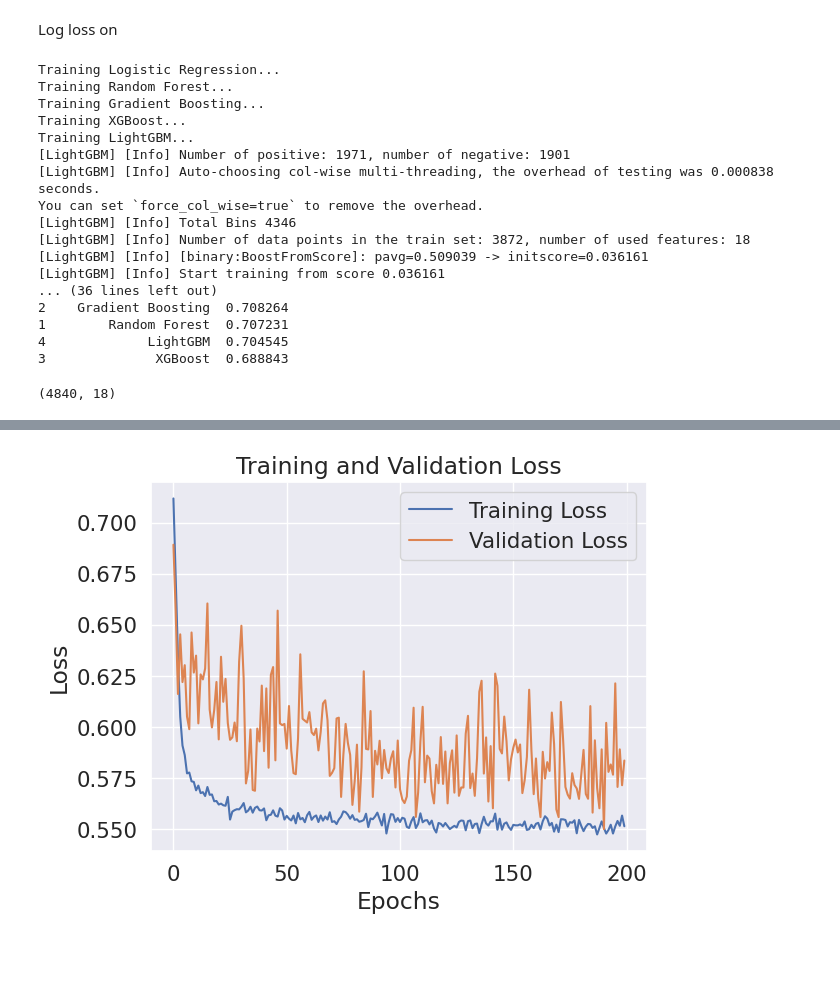
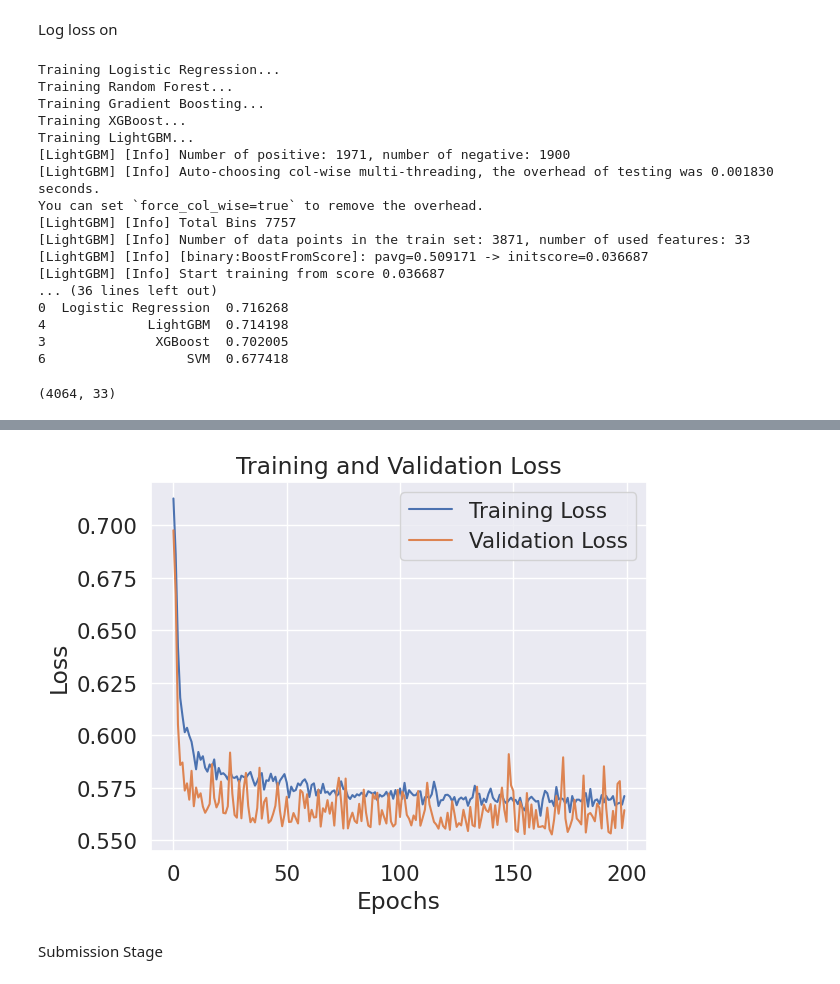
Before and after one commit to huyle3/competition_data, a Jupyter notebook: PredictingWinVer2.ipynb, the cells around one changed output, grey strips where cells are left out. Drawn from its saved outputs; the diff is of its cells as text; code cells hidden in the pictures; blank space fills up the shorter version.

```diff
--- a/PredictingWinVer2.ipynb
+++ b/PredictingWinVer2.ipynb
@@ -397,0 +169,10 @@ df_new.head()
+# %%
+
+# Assuming df is your DataFrame
+numeric_cols = df_copy.select_dtypes(include=['number']).columns  # Get numeric column names
+
+# Group by 'team' and compute the mean
+team_averages = df_copy.groupby('team')[numeric_cols].mean().reset_index()
+
+# Merge the averages back to the original DataFrame (optional)
+df_with_team_avg = df_copy.merge(team_averages, on='team', suffixes=('', '_team_avg'))
@@ -540,11 +378,22 @@ df_merged = pd.merge(df_team1, df_team2, on="game_id")
 df_merged["team1_win"] = (df_merged["team1_win"] == 1).astype(int)
 
 # List of features to compute differences for
-features_to_diff = ["win_pct_before", "last5_wins", "avg_AST_before", "avg_BLK_before", "avg_STL_before",
-    "avg_TOV_before", "avg_DREB_before", "avg_OREB_before", "avg_largest_lead_before",
-    "avg_AST_TO_before", "avg_PIE_before", "avg_TO%_before", "avg_EFG%_before",
-    "avg_OT_length_min_tot_before", "avg_fg%_before", "avg_fg_2%_before", "avg_fg_3%_before",
-    "avg_game_total_before", "team_elo_before"]  # Modify as needed
+features_to_diff = [
+       'total_games_before', 'total_wins_before', 'win_pct_before',
+       'total_points_before', 'avg_ppg_before', 'last5_wins',
+       'avg_FGA_2_before', 'avg_FGM_2_before', 'avg_FGA_3_before',
+       'avg_FGM_3_before', 'avg_FTA_before', 'avg_FTM_before',
+       'avg_AST_before', 'avg_BLK_before', 'avg_STL_before', 'avg_TOV_before',
+       'avg_TOV_team_before', 'avg_DREB_before', 'avg_OREB_before',
+       'avg_F_tech_before', 'avg_F_personal_before',
+       'avg_opponent_team_score_before', 'avg_largest_lead_before',
+       'avg_OT_length_min_tot_before', 'avg_rest_days_before',
+       'avg_attendance_before', 'avg_tz_dif_H_E_before',
+       'avg_prev_game_dist_before', 'avg_home_away_NS_before',
+       'avg_travel_dist_before', 'avg_fg%_before', 'avg_fg_2%_before',
+       'avg_fg_3%_before', 'avg_AST_TO_before', 'avg_team_contribution_before',
+       'avg_game_total_before', 'avg_PIE_before', 'avg_TO%_before',
+       'avg_EFG%_before']  # Modify as needed
 
 # Create difference features
 for feature in features_to_diff:
@@ -656,4 +507,6 @@ dtype: int64
+# %%
+df_merged.drop(761, inplace=True)
 # %%
 #drop unneeded columns
-column_drop = ['team2_win', 'team2_index', 'team2_team', 'team1_team', 'game_id', 'team1_index', 'avg_OT_length_min_tot_before_diff']
+column_drop = ['team2_win', 'team2_index', 'team2_team', 'team1_team', 'game_id', 'team1_index', 'avg_OT_length_min_tot_before_diff', "avg_rest_days_before_diff", "avg_attendance_before_diff", "avg_tz_dif_H_E_before_diff", "avg_prev_game_dist_before_diff", "avg_travel_dist_before_diff"]
 df_merged.drop(columns=column_drop, inplace=True)
@@ -768,7 +647,7 @@ param_grid = {
 for name, model in models.items():
   print(f"Training {name}...")
 
-  scores = cross_val_score(model, X_train_scaled, y, cv=cv, scoring='accuracy')
+  scores = cross_val_score(model, X, y, cv=cv, scoring='accuracy')
 
   results[name] = np.mean(scores)
 
@@ -781,22 +660,18 @@ Training Random Forest...
 Training Gradient Boosting...
 Training XGBoost...
 Training LightGBM...
-[LightGBM] [Info] Number of positive: 1971, number of negative: 1901
-[LightGBM] [Info] Auto-choosing col-wise multi-threading, the overhead of testing was 0.000838 seconds.
+[LightGBM] [Info] Number of positive: 1971, number of negative: 1900
+[LightGBM] [Info] Auto-choosing col-wise multi-threading, the overhead of testing was 0.001830 seconds.
 You can set `force_col_wise=true` to remove the overhead.
-[LightGBM] [Info] Total Bins 4346
-[LightGBM] [Info] Number of data points in the train set: 3872, number of used features: 18
-[LightGBM] [Info] [binary:BoostFromScore]: pavg=0.509039 -> initscore=0.036161
-[LightGBM] [Info] Start training from score 0.036161
+[LightGBM] [Info] Total Bins 7757
+[LightGBM] [Info] Number of data points in the train set: 3871, number of used features: 33
+[LightGBM] [Info] [binary:BoostFromScore]: pavg=0.509171 -> initscore=0.036687
+[LightGBM] [Info] Start training from score 0.036687
 ... (36 lines left out)
-2    Gradient Boosting  0.708264
-1        Random Forest  0.707231
-4             LightGBM  0.704545
-3              XGBoost  0.688843
+0  Logistic Regression  0.716268
+4             LightGBM  0.714198
+3              XGBoost  0.702005
+6                  SVM  0.677418
-# %%
-print(X.shape)
-# %% [output]
-(4840, 18)
 # %%
 # Check if GPU is available and set TensorFlow to use it
 import tensorflow as tf
@@ -809,6 +684,10 @@ if gpus:
         print("GPU is being used")
     except RuntimeError as e:
         print(e)
+# %%
+print(X_train_scaled.shape)
+# %% [output]
+(4064, 33)
 # %%
 # Importing necessary libraries
 import tensorflow as tf
@@ -816,7 +695,7 @@ from tensorflow.keras import layers, models
 import matplotlib.pyplot as plt
 from tensorflow.keras.optimizers import Adam
 
-input_shape = (18,)
+input_shape = (33,)
 # Building a simple neural network model
 model = models.Sequential([
     layers.Dense(16, input_shape=input_shape, kernel_regularizer=tf.keras.regularizers.l2(0.001)),
@@ -866 +745,3 @@ Epoch 200/200
-[figure, old version]
+[figure, new version]
+# %% [markdown]
+Submission Stage
```
Also changed, not shown: parts of 30 cells of this notebook.
